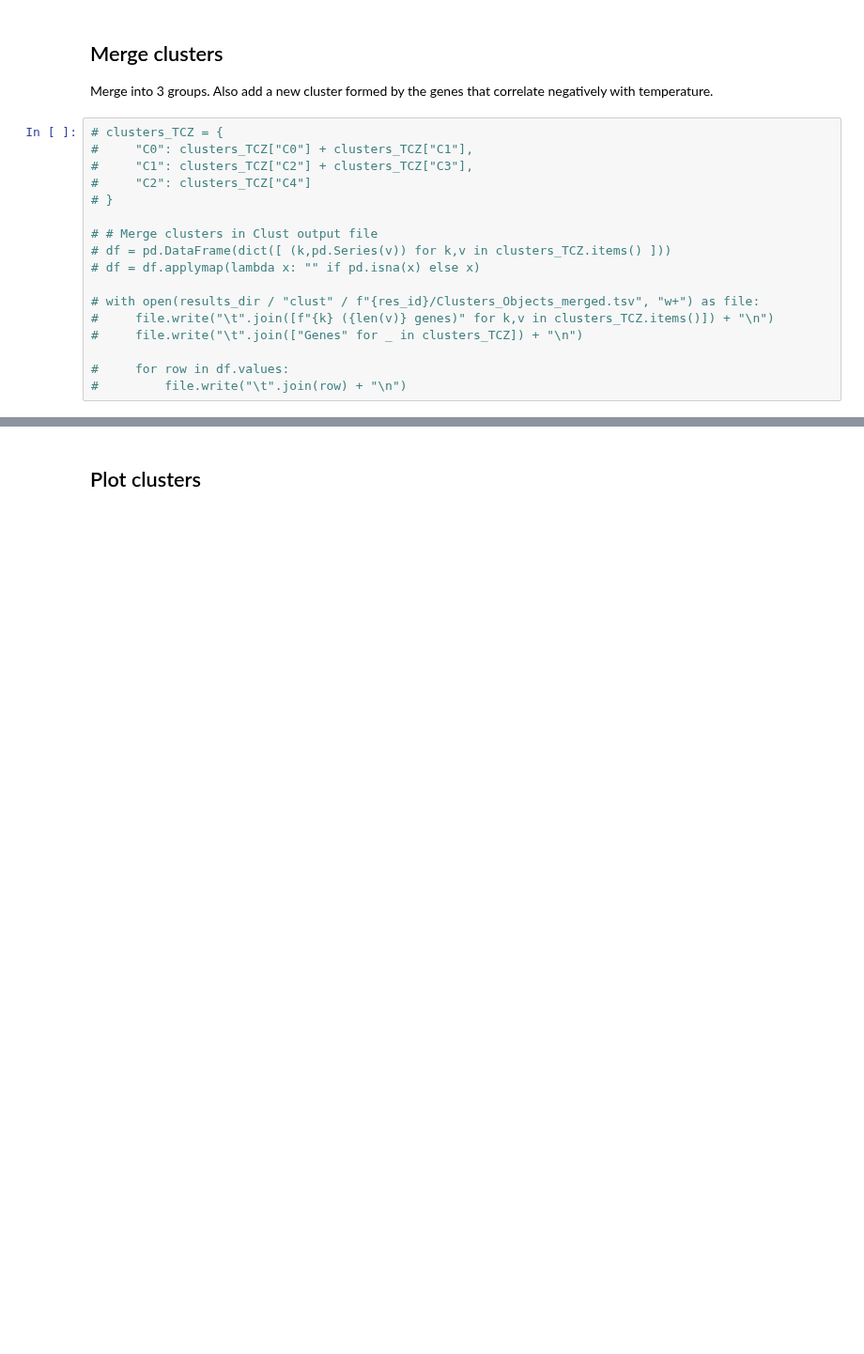
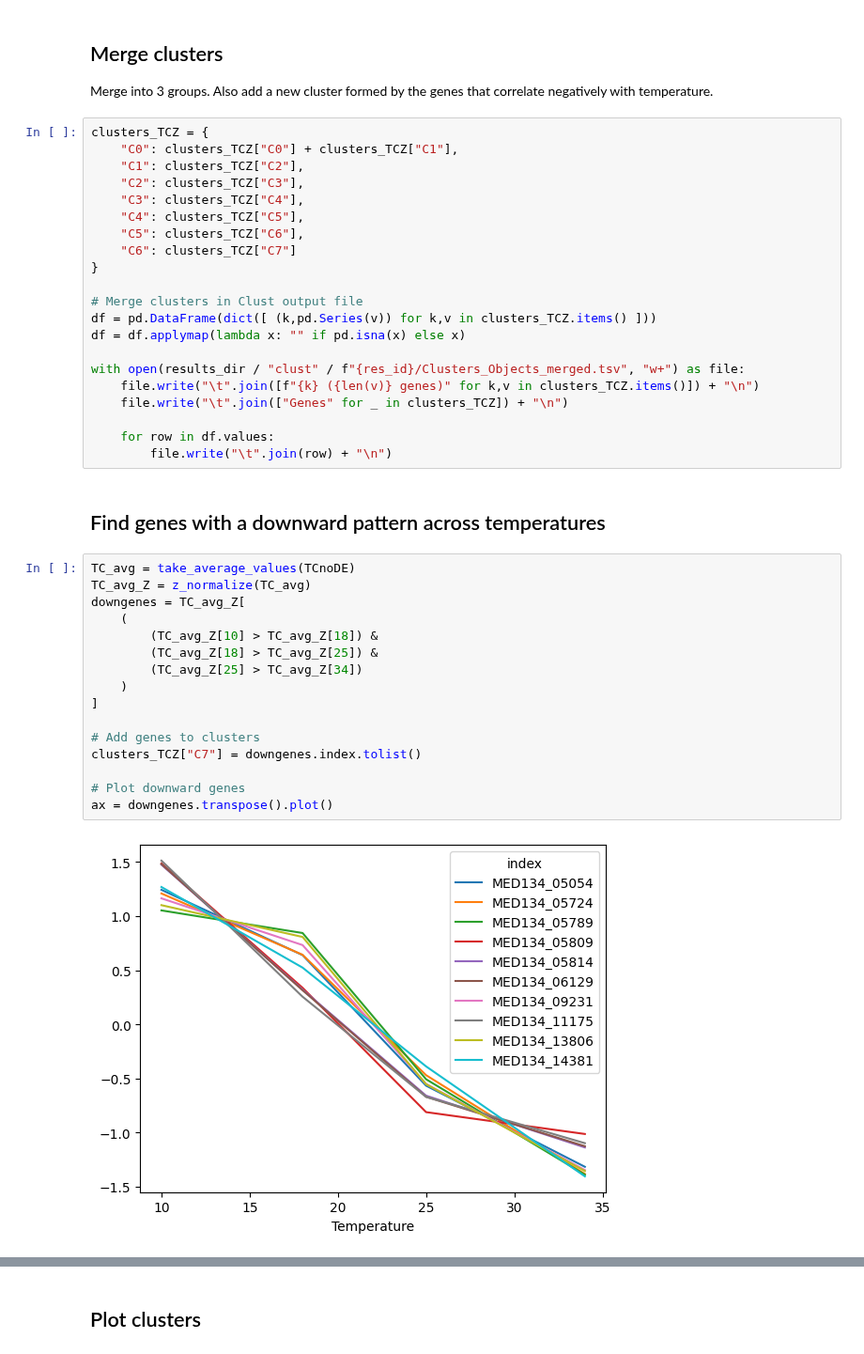
Before and after one commit to Robaina/Dokdonia, a Jupyter notebook: 3_clustering_tc.ipynb, the cells around one changed output, grey strips where cells are left out. Shown at 94% size. Drawn from its saved outputs; the diff is of its cells as text; blank space fills up the shorter version.

```diff
--- a/3_clustering_tc.ipynb
+++ b/3_clustering_tc.ipynb
@@ -126,19 +126,43 @@ VI.plotClusters(plot_cluster_data_TCZ, clusters_TCZ)
 
 Merge into 3 groups. Also add a new cluster formed by the genes that correlate negatively with temperature.
 # %%
-# clusters_TCZ = {
-#     "C0": clusters_TCZ["C0"] + clusters_TCZ["C1"],
-#     "C1": clusters_TCZ["C2"] + clusters_TCZ["C3"],
-#     "C2": clusters_TCZ["C4"]
-# }
+clusters_TCZ = {
+    "C0": clusters_TCZ["C0"] + clusters_TCZ["C1"],
+    "C1": clusters_TCZ["C2"],
+    "C2": clusters_TCZ["C3"],
+    "C3": clusters_TCZ["C4"],
+    "C4": clusters_TCZ["C5"],
+    "C5": clusters_TCZ["C6"],
+    "C6": clusters_TCZ["C7"]
+}
 
-# # Merge clusters in Clust output file
-# df = pd.DataFrame(dict([ (k,pd.Series(v)) for k,v in clusters_TCZ.items() ]))
-# df = df.applymap(lambda x: "" if pd.isna(x) else x)
+# Merge clusters in Clust output file
+df = pd.DataFrame(dict([ (k,pd.Series(v)) for k,v in clusters_TCZ.items() ]))
+df = df.applymap(lambda x: "" if pd.isna(x) else x)
 
-# with open(results_dir / "clust" / f"{res_id}/Clusters_Objects_merged.tsv", "w+") as file:
-#     file.write("\t".join([f"{k} ({len(v)} genes)" for k,v in clusters_TCZ.items()]) + "\n")
-#     file.write("\t".join(["Genes" for _ in clusters_TCZ]) + "\n")
+with open(results_dir / "clust" / f"{res_id}/Clusters_Objects_merged.tsv", "w+") as file:
+    file.write("\t".join([f"{k} ({len(v)} genes)" for k,v in clusters_TCZ.items()]) + "\n")
+    file.write("\t".join(["Genes" for _ in clusters_TCZ]) + "\n")
 
-#     for row in df.values:
-#         file.write("\t".join(row) + "\n")
+    for row in df.values:
+        file.write("\t".join(row) + "\n")
+# %% [markdown]
+## Find genes with a downward pattern across temperatures
+# %%
+TC_avg = take_average_values(TCnoDE)
+TC_avg_Z = z_normalize(TC_avg)
+downgenes = TC_avg_Z[
+    (
+        (TC_avg_Z[10] > TC_avg_Z[18]) &
+        (TC_avg_Z[18] > TC_avg_Z[25]) &
+        (TC_avg_Z[25] > TC_avg_Z[34])
+    )
+]
+
+# Add genes to clusters
+clusters_TCZ["C7"] = downgenes.index.tolist()
+
+# Plot downward genes
+ax = downgenes.transpose().plot()
+# %% [output]
+[figure, added]
```
Also changed, not shown: parts of 10 cells of this notebook, 19 other files.
